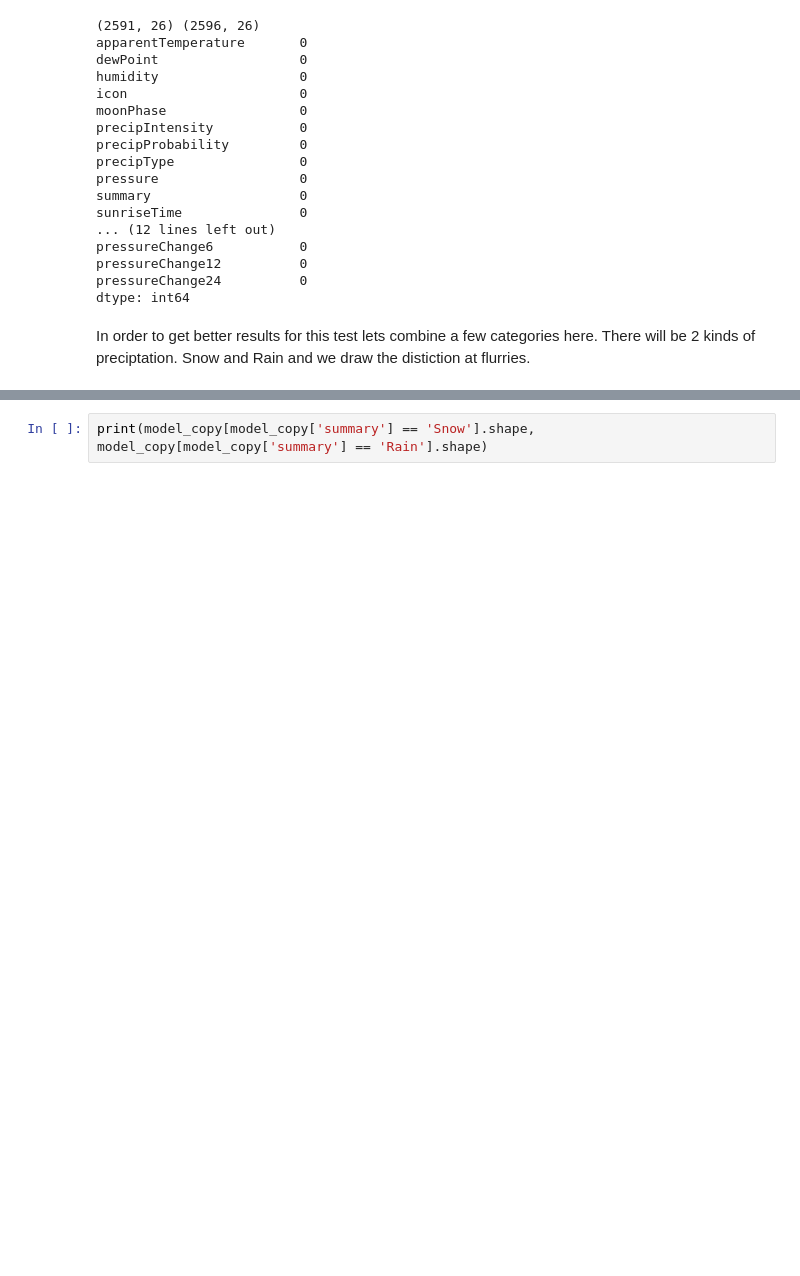
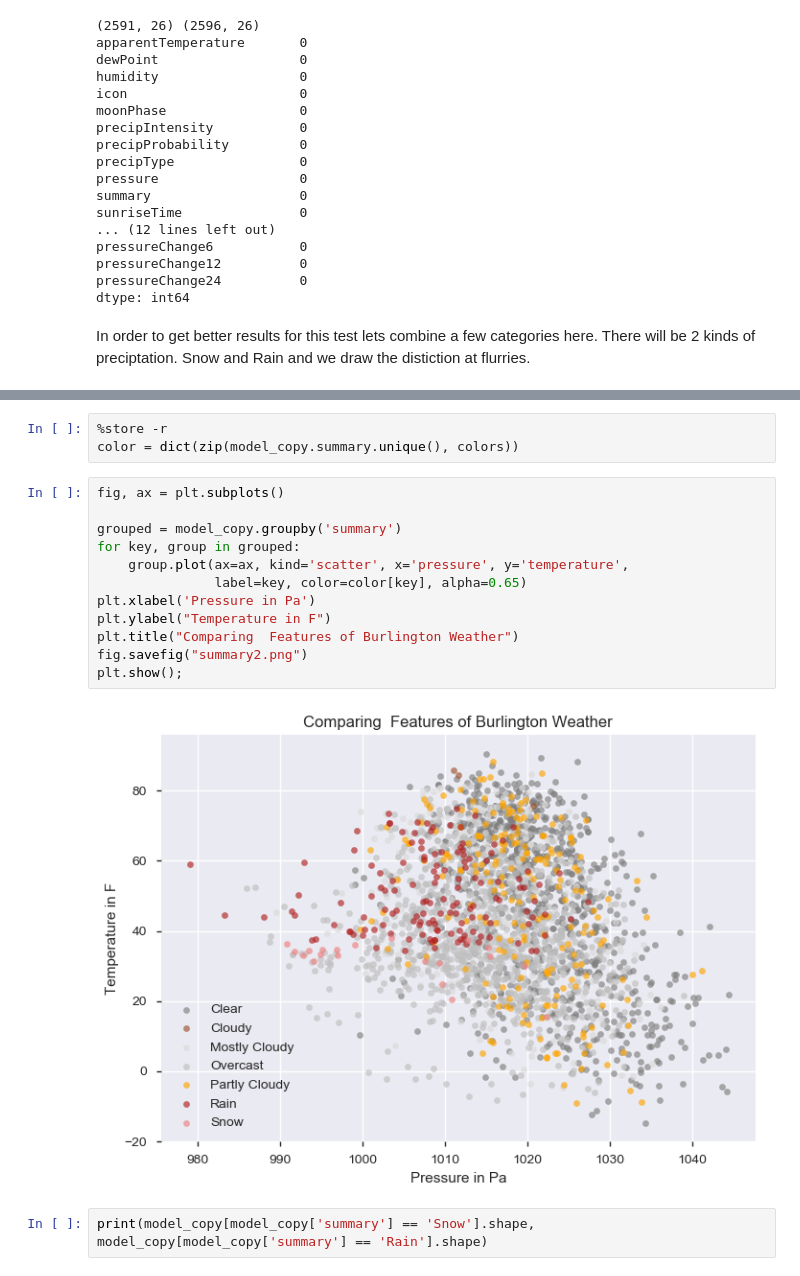
Before and after one commit to MarkEhler/Naive-Weather-Prediction-Model, a Jupyter notebook: Ensemble & Time Series.ipynb, the cells around one changed output, grey strips where cells are left out. Cells and saved outputs as stored; diff of their text form; blank space fills up the shorter version.

```diff
--- a/Ensemble & Time Series.ipynb
+++ b/Ensemble & Time Series.ipynb
@@ -883,3 +866,20 @@ array(['Clear', 'Overcast', 'Mostly Cloudy', 'Partly Cloudy', 'Rain',
+# %%
+%store -r
+color = dict(zip(model_copy.summary.unique(), colors))
+# %%
+fig, ax = plt.subplots()
+
+grouped = model_copy.groupby('summary')
+for key, group in grouped:
+    group.plot(ax=ax, kind='scatter', x='pressure', y='temperature',
+               label=key, color=color[key], alpha=0.65)
+plt.xlabel('Pressure in Pa')
+plt.ylabel("Temperature in F")
+plt.title("Comparing  Features of Burlington Weather")
+fig.savefig("summary2.png")
+plt.show();
+# %% [output]
+[figure, added]
 # %%
 print(model_copy[model_copy['summary'] == 'Snow'].shape, model_copy[model_copy['summary'] == 'Rain'].shape)
 # %% [output]
```
Also changed, not shown: parts of 75 cells of this notebook.
